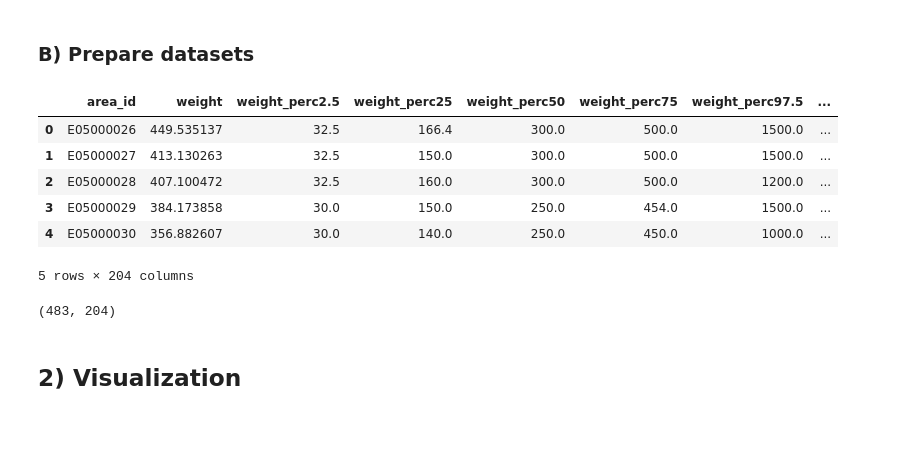
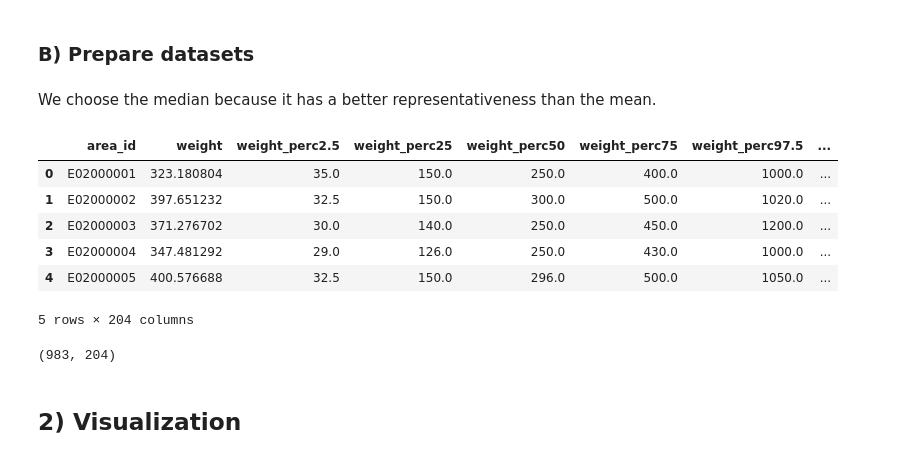
Before and after one commit to epfl-ada/ada-2020-project-milestone-p3-p3_adacadabra, a Jupyter notebook: extension.ipynb, the cells around one changed output. Drawn from its saved outputs; the diff is of its cells as text; code cells hidden in the pictures; blank space fills up the shorter version.

```diff
--- a/extension.ipynb
+++ b/extension.ipynb
@@ -14,9 +14,9 @@ import geopandas as gpd
 import matplotlib.pyplot as plt
 # %%
 root = "data/"
-tesco_ward_path = os.path.join(root,"year_osward_grocery.csv")
-ward_profile_path = os.path.join(root,"ward-profiles-excel-version.csv")
+tesco_msoa_path = os.path.join(root,"year_msoa_grocery.csv")
+msoa_profile_path = os.path.join(root,"msoa-data.csv")
 # %%
-tesco_ward_df = pd.read_csv(tesco_ward_path)
-ward_profile_df = pd.read_csv(ward_profile_path,encoding = "ISO-8859-1")
+tesco_msoa_df = pd.read_csv(tesco_msoa_path)
+msoa_profile_df = pd.read_csv(msoa_profile_path,encoding = "ISO-8859-1")
 # %%
@@ -70,21 +77,24 @@ This dataset presents the localization of 654 wards.
 # %% [markdown]
 ### B) Prepare datasets
+# %% [markdown]
+We choose the median because it has a better representativeness than the mean.
 # %%
-official_useful_features = ["New code", "Median Household income estimate (2012/13)"]
-main_df = tesco_ward_df.merge(ward_profile_df[official_useful_features],
-                              left_on="area_id",right_on="New code")
+official_useful_features = ["Household Income Estimates (2011/12);Total Median Annual Household Income (£);",
+                            "Middle Super Output Area"]
+main_df = tesco_msoa_df.merge(msoa_profile_df[official_useful_features],
+                              left_on="area_id",right_on="Middle Super Output Area")
 main_df.head(5)
 # %% [output]
 |  | area_id | weight | weight_perc2.5 | weight_perc25 | weight_perc50 | weight_perc75 | weight_perc97.5 | ... |
-| 0 | E05000026 | 449.535137 | 32.5 | 166.4 | 300.0 | 500.0 | 1500.0 | ... |
-| 1 | E05000027 | 413.130263 | 32.5 | 150.0 | 300.0 | 500.0 | 1500.0 | ... |
-| 2 | E05000028 | 407.100472 | 32.5 | 160.0 | 300.0 | 500.0 | 1200.0 | ... |
-| 3 | E05000029 | 384.173858 | 30.0 | 150.0 | 250.0 | 454.0 | 1500.0 | ... |
-| 4 | E05000030 | 356.882607 | 30.0 | 140.0 | 250.0 | 450.0 | 1000.0 | ... |
+| 0 | E02000001 | 323.180804 | 35.0 | 150.0 | 250.0 | 400.0 | 1000.0 | ... |
+| 1 | E02000002 | 397.651232 | 32.5 | 150.0 | 300.0 | 500.0 | 1020.0 | ... |
+| 2 | E02000003 | 371.276702 | 30.0 | 140.0 | 250.0 | 450.0 | 1200.0 | ... |
+| 3 | E02000004 | 347.481292 | 29.0 | 126.0 | 250.0 | 430.0 | 1000.0 | ... |
+| 4 | E02000005 | 400.576688 | 32.5 | 150.0 | 296.0 | 500.0 | 1050.0 | ... |
 5 rows × 204 columns
 # %%
 main_df.shape
 # %% [output]
-(483, 204)
+(983, 204)
 # %% [markdown]
 ## 2) Visualization
```
Also changed, not shown: parts of 13 cells of this notebook.
